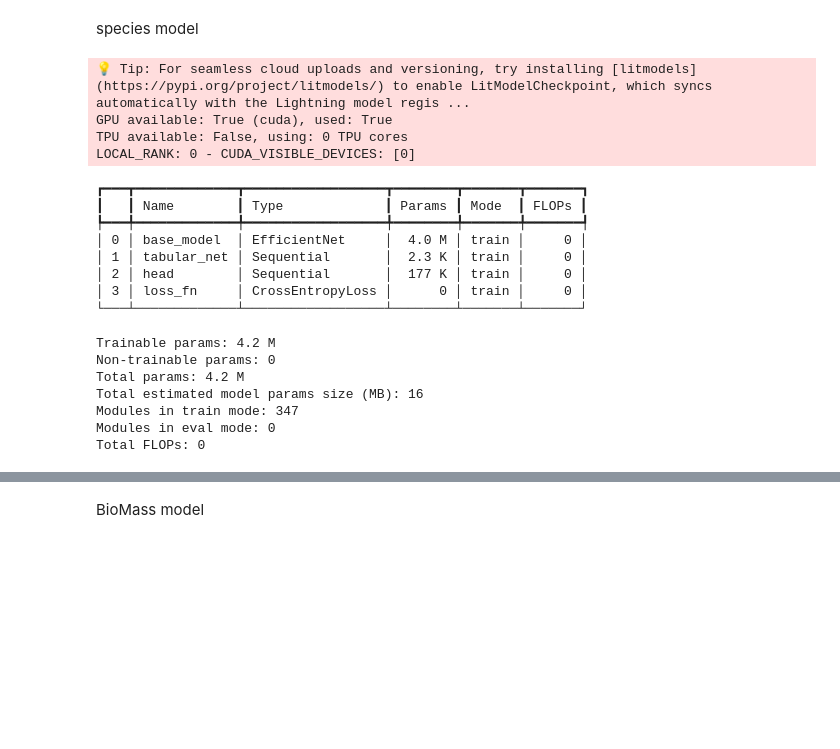
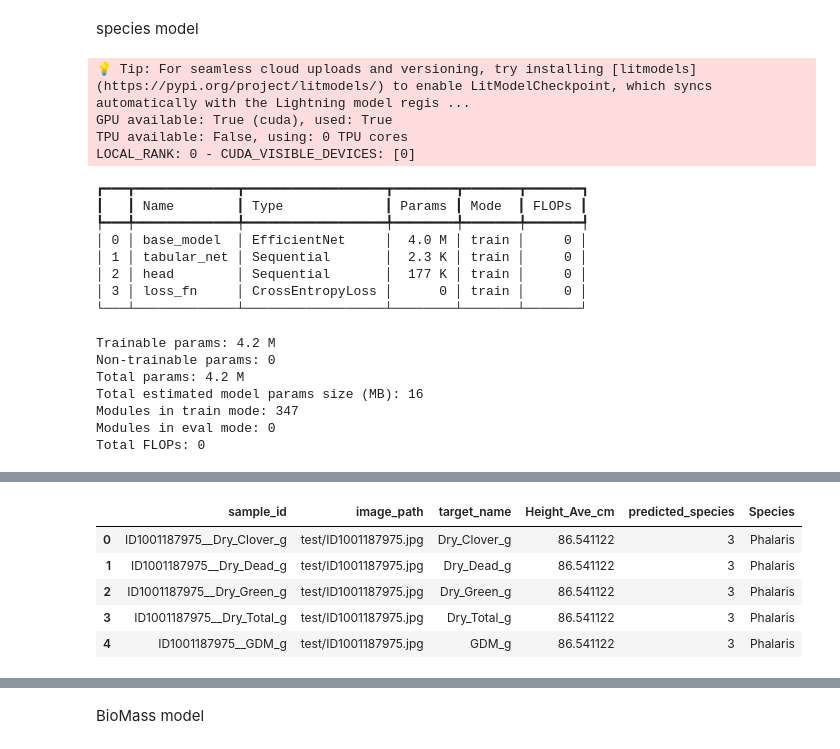
Before and after one commit to sujalgawas/csiro-biomass, a Jupyter notebook: multi-model-bio-mass-version-1.ipynb, the cells around one changed output, grey strips where cells are left out. Saved outputs shown, nothing was run; the diff lists cells and outputs as text; code cells hidden in the pictures; blank space fills up the shorter version.

Commit message:
Kaggle Notebook | multi-model-bio-mass_version_1 | version 11

```diff
--- a/multi-model-bio-mass-version-1.ipynb
+++ b/multi-model-bio-mass-version-1.ipynb
@@ -118,7 +118,11 @@ from sklearn.model_selection import train_test_split
 from pytorch_lightning import Trainer
 from tqdm import tqdm
 
-# --- 1. Data Setup ---
+SPECIES_LE = LabelEncoder()
+TARGET_LE = LabelEncoder()
+SPECIES_LE.fit(train_pd["Species"].astype(str).unique())
+TARGET_LE.fit(train_pd["target_name"].astype(str).unique())
+
 TABULAR_COLS = ["target_name", "Height_Ave_cm"]
 
 class SpeciesDataset(Dataset):
@@ -134,7 +138,6 @@ class SpeciesDataset(Dataset):
         image_path = os.path.join(self.root_dir, self.df.loc[idx, "image_path"])
         image = Image.open(image_path).convert("RGB")
         tabular = torch.tensor(self.df.loc[idx, TABULAR_COLS].astype("float32").values)
-        # Classification target: Species index
         y = torch.tensor(self.df.loc[idx, "Species"], dtype=torch.long)
         if self.transform:
             image = self.transform(image)
@@ -147,25 +150,22 @@ class SpeciesDataModule(pl.LightningDataModule):
         self.root_dir, self.batch_size, self.num_workers = root_dir, batch_size, num_workers
 
     def setup(self, stage=None):
-        self.species_encoder = LabelEncoder()
-        self.train_df["Species"] = self.species_encoder.fit_transform(self.train_df["Species"])
-        self.valid_df["Species"] = self.species_encoder.transform(self.valid_df["Species"])
+        if not np.issubdtype(self.train_df["Species"].dtype, np.number):
+            self.train_df["Species"] = SPECIES_LE.transform(self.train_df["Species"].astype(str))
+            self.valid_df["Species"] = SPECIES_LE.transform(self.valid_df["Species"].astype(str))
 
-        self.target_encoder = LabelEncoder()
-        self.train_df["target_name"] = self.target_encoder.fit_transform(self.train_df["target_name"])
-        self.valid_df["target_name"] = self.target_encoder.transform(self.valid_df["target_name"])
+        if not np.issubdtype(self.train_df["target_name"].dtype, np.number):
+            self.train_df["target_name"] = TARGET_LE.transform(self.train_df["target_name"].astype(str))
+            self.valid_df["target_name"] = TARGET_LE.transform(self.valid_df["target_name"].astype(str))
 
-        # Augmentation for training, standard normalization for both
         self.train_tf = v2.Compose([
-            v2.RandomResizedCrop(224),
-            v2.RandomHorizontalFlip(),
-            v2.ToImage(),
+            v2.RandomResizedCrop(224), v2.RandomHorizontalFlip(), v2.ToImage(),
             v2.ToDtype(torch.float32, scale=True),
             v2.Normalize([0.485, 0.456, 0.406], [0.229, 0.224, 0.225]),
         ])
         self.valid_tf = v2.Compose([
-            v2.Resize(256), v2.CenterCrop(224),
-            v2.ToImage(), v2.ToDtype(torch.float32, scale=True),
+            v2.Resize(256), v2.CenterCrop(224), v2.ToImage(),
+            v2.ToDtype(torch.float32, scale=True),
             v2.Normalize([0.485, 0.456, 0.406], [0.229, 0.224, 0.225]),
         ])
         self.train_ds = SpeciesDataset(self.train_df, self.root_dir, self.train_tf)
@@ -176,7 +176,6 @@ class SpeciesDataModule(pl.LightningDataModule):
     def val_dataloader(self):
         return DataLoader(self.valid_ds, batch_size=self.batch_size, shuffle=False, num_workers=self.num_workers)
 
-# --- 2. Model Architecture ---
 class EfficientNetSpeciesClassifier(pl.LightningModule):
     def __init__(self, num_classes, lr=1e-3):
         super().__init__()
@@ -186,19 +185,18 @@ class EfficientNetSpeciesClassifier(pl.LightningModule):
         local_weights = "/kaggle/input/tf-efficientnet/pytorch/tf-efficientnet-b0/1/tf_efficientnet_b0_aa-827b6e33.pth"
         if os.path.exists(local_weights):
             state_dict = torch.load(local_weights, map_location="cpu")
-            # Map checkpoint keys to Torchvision naming convention
             new_state_dict = {}
             for k, v in state_dict.items():
+                # Translation logic to map .pth keys to Torchvision keys
                 n = k.replace("conv_stem", "features.0.0").replace("bn1", "features.0.1")
                 if "blocks" in n:
                     p = n.split(".")
                     b_idx = int(p[1]) + 1
                     sub = ".".join(p[2:])
-                    # Block 1 is unique in EfficientNet (no expansion)
                     if b_idx == 1:
                         sub = sub.replace("conv_dw", "block.0.0").replace("bn1", "block.0.1")
                         sub = sub.replace("se.conv_reduce", "block.1.fc1").replace("se.conv_expand", "block.1.fc2")
-                        sub = sub.replace("conv_pwl", "block.2.0").replace("bn2", "block.2.1")
+                        sub = sub.replace("conv_pw", "block.2.0").replace("bn2", "block.2.1")
                     else:
                         sub = sub.replace("conv_pw", "block.0.0").replace("bn1", "block.0.1")
                         sub = sub.replace("conv_dw", "block.1.0").replace("bn2", "block.1.1")
@@ -217,7 +215,7 @@ class EfficientNetSpeciesClassifier(pl.LightningModule):
             nn.Linear(128, 64), nn.ReLU(),
             nn.Linear(64, num_classes)
         )
-        self.loss_fn = nn.CrossEntropyLoss() # Standard for classification
+        self.loss_fn = nn.CrossEntropyLoss()
 
     def forward(self, img, tabular):
         img_feat = self.base_model(img)
@@ -241,63 +239,46 @@ class EfficientNetSpeciesClassifier(pl.LightningModule):
     def configure_optimizers(self):
         return torch.optim.Adam(self.parameters(), lr=self.hparams.lr)
 
-# --- 3. Training Loop ---
 image_root_dir = "/kaggle/input/csiro-biomass"
-df = train_pd
-train_df, valid_df = train_test_split(df, test_size=0.2, random_state=42, stratify=df["Species"])
-
+train_df, valid_df = train_test_split(train_pd, test_size=0.2, random_state=42, stratify=train_pd["Species"])
 datamodule = SpeciesDataModule(train_df=train_df, valid_df=valid_df, root_dir=image_root_dir)
 datamodule.setup()
 
 device = torch.device("cuda" if torch.cuda.is_available() else "cpu")
-model_final = EfficientNetSpeciesClassifier(num_classes=len(datamodule.species_encoder.classes_)).to(device)
+model_final = EfficientNetSpeciesClassifier(num_classes=len(SPECIES_LE.classes_)).to(device)
 
-trainer = Trainer(accelerator="gpu", devices=1, max_epochs=5)
+trainer = Trainer(accelerator="gpu", devices=1, max_epochs=21)
 trainer.fit(model_final, datamodule)
 
-# --- 4. Clean Inference ---
 model_final.eval()
 model_final.to(device)
 
-# Drop old prediction columns to avoid Pandas merge collisions (_x, _y)
-cols_to_drop = [c for c in test_pd.columns if 'predicted_species' in c]
-if cols_to_drop:
-    test_pd = test_pd.drop(columns=cols_to_drop)
-
-# Re-sync encoders for correct mapping
-all_target_names = train_pd["target_name"].unique().tolist()
-datamodule.target_encoder.fit(all_target_names)
-
+test_df_encoded = test_pd.copy()
+test_df_encoded["target_name_idx"] = TARGET_LE.transform(test_df_encoded["target_name"].astype(str))
 inf_tf = v2.Compose([
     v2.Resize(256), v2.CenterCrop(224), v2.ToImage(),
     v2.ToDtype(torch.float32, scale=True),
     v2.Normalize([0.485, 0.456, 0.406], [0.229, 0.224, 0.225])
 ])
 
-test_df_encoded = test_pd.copy()
-test_df_encoded["target_name_idx"] = datamodule.target_encoder.transform(test_df_encoded["target_name"].astype(str))
-
 results = []
 with torch.no_grad():
     for _, row in tqdm(test_df_encoded.iterrows(), total=len(test_df_encoded)):
-        img_path = os.path.join("/kaggle/input/csiro-biomass", row["image_path"])
+        img_path = os.path.join(image_root_dir, row["image_path"])
         img = Image.open(img_path).convert("RGB")
         img_tensor = inf_tf(img).unsqueeze(0).to(device)
-
         tab_values = np.array([row["target_name_idx"], row["Height_Ave_cm"]], dtype=np.float32)
         tab_tensor = torch.tensor(tab_values).unsqueeze(0).to(device)
-
         logits = model_final(img_tensor, tab_tensor)
         class_idx = logits.argmax(dim=1).item()
-
-        # DECODE: Convert numeric index back to the ACTUAL species name string
-        actual_name = datamodule.species_encoder.inverse_transform([class_idx])[0]
-        results.append({"sample_id": row["sample_id"], "predicted_species": actual_name})
+        actual_name = SPECIES_LE.inverse_transform([class_idx])[0]
+        results.append({"sample_id": row["sample_id"], "Species": actual_name})
 
 final_res_df = pd.DataFrame(results)
+if 'Species' in test_pd.columns: test_pd = test_pd.drop(columns=['Species'])
 test_pd = test_pd.merge(final_res_df, on="sample_id", how="left")
 
-print("✅ Success! Predictions decoded to actual species names.")
+print("✅ Success! Predictions decoded using global LabelEncoder.")
 test_pd.head()
 # %% [output]
 💡 Tip: For seamless cloud uploads and versioning, try installing [litmodels](https://pypi.org/project/litmodels/) to enable LitModelCheckpoint, which syncs automatically with the Lightning model regis ...
@@ -325,0 +307,6 @@ ValueError: invalid literal for int() with base 10: 'Dry_Clover_g'
+|  | sample_id | image_path | target_name | Height_Ave_cm | predicted_species | Species |
+| 0 | ID1001187975__Dry_Clover_g | test/ID1001187975.jpg | Dry_Clover_g | 86.541122 | 3 | Phalaris |
+| 1 | ID1001187975__Dry_Dead_g | test/ID1001187975.jpg | Dry_Dead_g | 86.541122 | 3 | Phalaris |
+| 2 | ID1001187975__Dry_Green_g | test/ID1001187975.jpg | Dry_Green_g | 86.541122 | 3 | Phalaris |
+| 3 | ID1001187975__Dry_Total_g | test/ID1001187975.jpg | Dry_Total_g | 86.541122 | 3 | Phalaris |
+| 4 | ID1001187975__GDM_g | test/ID1001187975.jpg | GDM_g | 86.541122 | 3 | Phalaris |
```
Also changed, not shown: parts of 2 cells of this notebook.
